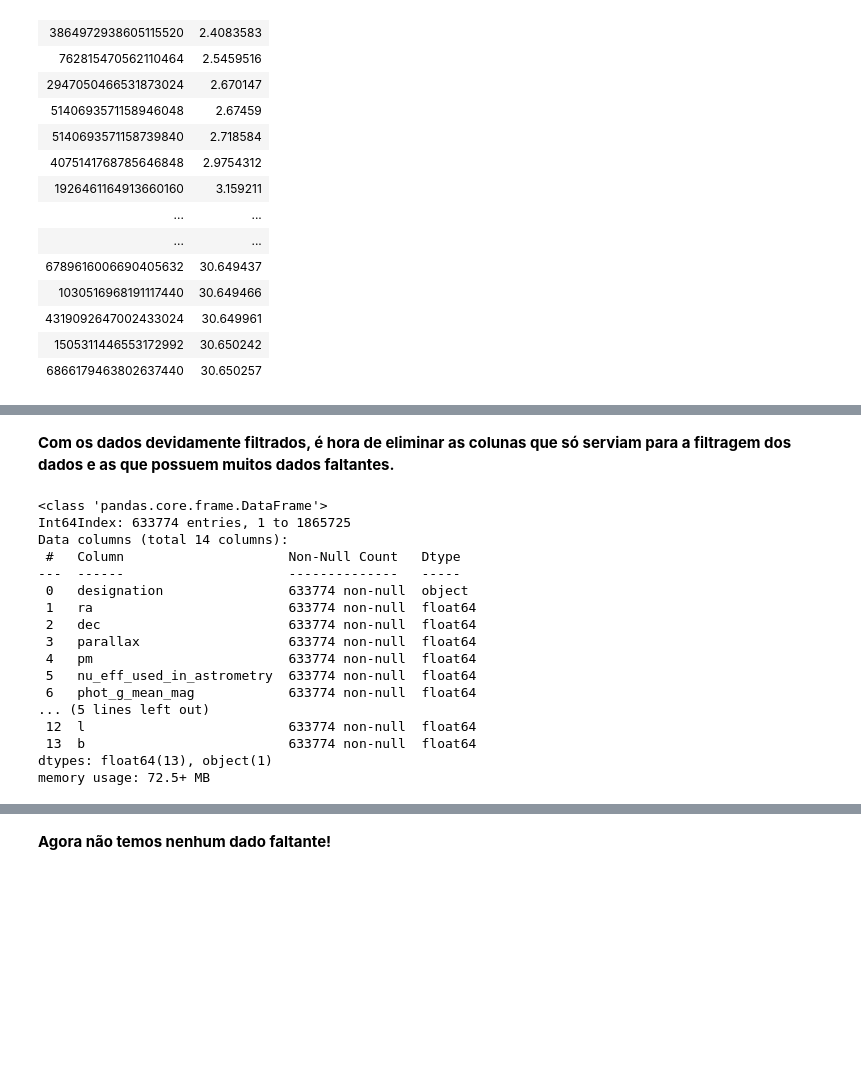
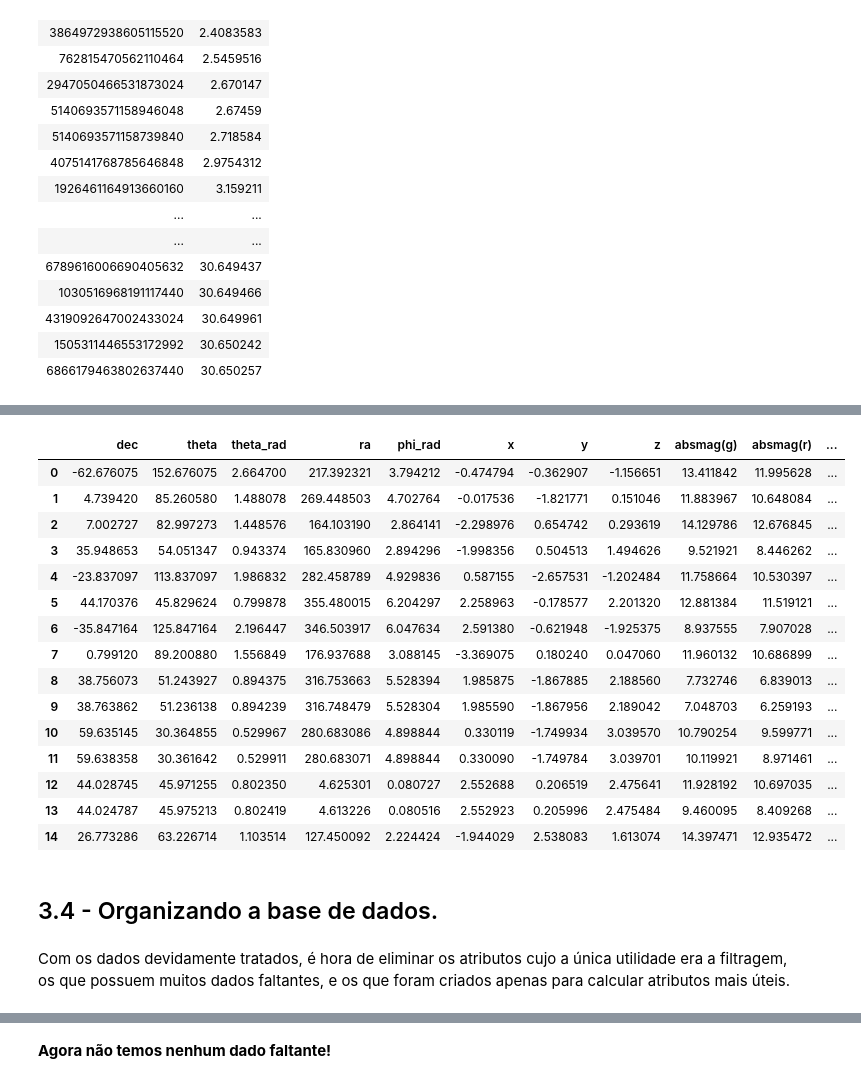
Before and after one commit to Di-carvalho/classifica-o_de_estrelas_GAIA-Clustering, a Jupyter notebook: star_classification-gaia.ipynb, the cells around one changed output, grey strips where cells are left out. Cells and saved outputs as stored; diff of their text form; code cells hidden in the pictures; blank space fills up the shorter version.

```diff
--- a/star_classification-gaia.ipynb
+++ b/star_classification-gaia.ipynb
@@ -369,0 +401,3 @@ memory usage: 125.7+ MB
+# %%
+stars_data.to_csv('stars.csv')
+stars_data = pd.read_csv('stars.csv')
@@ -370,31 +445,38 @@ memory usage: 125.7+ MB
+# %%
+# Verificando alguns valores manualmente para garantir.
+
+stars_data[['dec', 'theta', 'theta_rad','ra', 'phi_rad','x', 'y', 'z','absmag(g)','absmag(r)','absmag(b)']].head(15)
+# %% [output]
+|  | dec | theta | theta_rad | ra | phi_rad | x | y | z | absmag(g) | absmag(r) | ... |
+| 0 | -62.676075 | 152.676075 | 2.664700 | 217.392321 | 3.794212 | -0.474794 | -0.362907 | -1.156651 | 13.411842 | 11.995628 | ... |
+| 1 | 4.739420 | 85.260580 | 1.488078 | 269.448503 | 4.702764 | -0.017536 | -1.821771 | 0.151046 | 11.883967 | 10.648084 | ... |
+| 2 | 7.002727 | 82.997273 | 1.448576 | 164.103190 | 2.864141 | -2.298976 | 0.654742 | 0.293619 | 14.129786 | 12.676845 | ... |
+| 3 | 35.948653 | 54.051347 | 0.943374 | 165.830960 | 2.894296 | -1.998356 | 0.504513 | 1.494626 | 9.521921 | 8.446262 | ... |
+| 4 | -23.837097 | 113.837097 | 1.986832 | 282.458789 | 4.929836 | 0.587155 | -2.657531 | -1.202484 | 11.758664 | 10.530397 | ... |
+| 5 | 44.170376 | 45.829624 | 0.799878 | 355.480015 | 6.204297 | 2.258963 | -0.178577 | 2.201320 | 12.881384 | 11.519121 | ... |
+| 6 | -35.847164 | 125.847164 | 2.196447 | 346.503917 | 6.047634 | 2.591380 | -0.621948 | -1.925375 | 8.937555 | 7.907028 | ... |
+| 7 | 0.799120 | 89.200880 | 1.556849 | 176.937688 | 3.088145 | -3.369075 | 0.180240 | 0.047060 | 11.960132 | 10.686899 | ... |
+| 8 | 38.756073 | 51.243927 | 0.894375 | 316.753663 | 5.528394 | 1.985875 | -1.867885 | 2.188560 | 7.732746 | 6.839013 | ... |
+| 9 | 38.763862 | 51.236138 | 0.894239 | 316.748479 | 5.528304 | 1.985590 | -1.867956 | 2.189042 | 7.048703 | 6.259193 | ... |
+| 10 | 59.635145 | 30.364855 | 0.529967 | 280.683086 | 4.898844 | 0.330119 | -1.749934 | 3.039570 | 10.790254 | 9.599771 | ... |
+| 11 | 59.638358 | 30.361642 | 0.529911 | 280.683071 | 4.898844 | 0.330090 | -1.749784 | 3.039701 | 10.119921 | 8.971461 | ... |
+| 12 | 44.028745 | 45.971255 | 0.802350 | 4.625301 | 0.080727 | 2.552688 | 0.206519 | 2.475641 | 11.928192 | 10.697035 | ... |
+| 13 | 44.024787 | 45.975213 | 0.802419 | 4.613226 | 0.080516 | 2.552923 | 0.205996 | 2.475484 | 9.460095 | 8.409268 | ... |
+| 14 | 26.773286 | 63.226714 | 1.103514 | 127.450092 | 2.224424 | -1.944029 | 2.538083 | 1.613074 | 14.397471 | 12.935472 | ... |
+# %% [markdown]
+## 3.4 - Organizando a base de dados.
 # %% [markdown]
-**Com os dados devidamente filtrados, é hora de eliminar as colunas que só serviam para a filtragem dos dados e as que possuem
-muitos dados faltantes.**
+Com os dados devidamente tratados, é hora de eliminar os atributos cujo a única utilidade era a filtragem, os que possuem muitos dados faltantes, e  os que foram criados apenas para calcular atributos mais úteis.
 # %%
 # Eliminando as colunas desnecessárias.
 
 stars_data = stars_data.drop(columns=['ref_epoch','dr2_rv_template_teff','phot_proc_mode','dr2_rv_template_logg',
                                       'dr2_rv_template_fe_h','dr2_rv_template_teff','pseudocolour','phot_g_mean_flux_over_error',
                                       'phot_bp_mean_flux_over_error','phot_rp_mean_flux_over_error','astrometric_excess_noise',
-                                      'visibility_periods_used'])
+                                      'visibility_periods_used','phi_rad','theta_rad','theta','id','phot_g_mean_mag',
+                                      'phot_rp_mean_mag','phot_bp_mean_mag'])
+
+# Eliminando as linhas com dados faltantes.
+
 stars_data.dropna(axis=0, how='any', inplace=True)
-stars_data.info()
-# %% [output]
-<class 'pandas.core.frame.DataFrame'>
-Int64Index: 633774 entries, 1 to 1865725
-Data columns (total 14 columns):
- #   Column                     Non-Null Count   Dtype
----  ------                     --------------   -----
- 0   designation                633774 non-null  object
- 1   ra                         633774 non-null  float64
- 2   dec                        633774 non-null  float64
- 3   parallax                   633774 non-null  float64
- 4   pm                         633774 non-null  float64
- 5   nu_eff_used_in_astrometry  633774 non-null  float64
- 6   phot_g_mean_mag            633774 non-null  float64
-... (5 lines left out)
- 12  l                          633774 non-null  float64
- 13  b                          633774 non-null  float64
-dtypes: float64(13), object(1)
-memory usage: 72.5+ MB
 # %%
```
Also changed, not shown: parts of 49 cells of this notebook.
